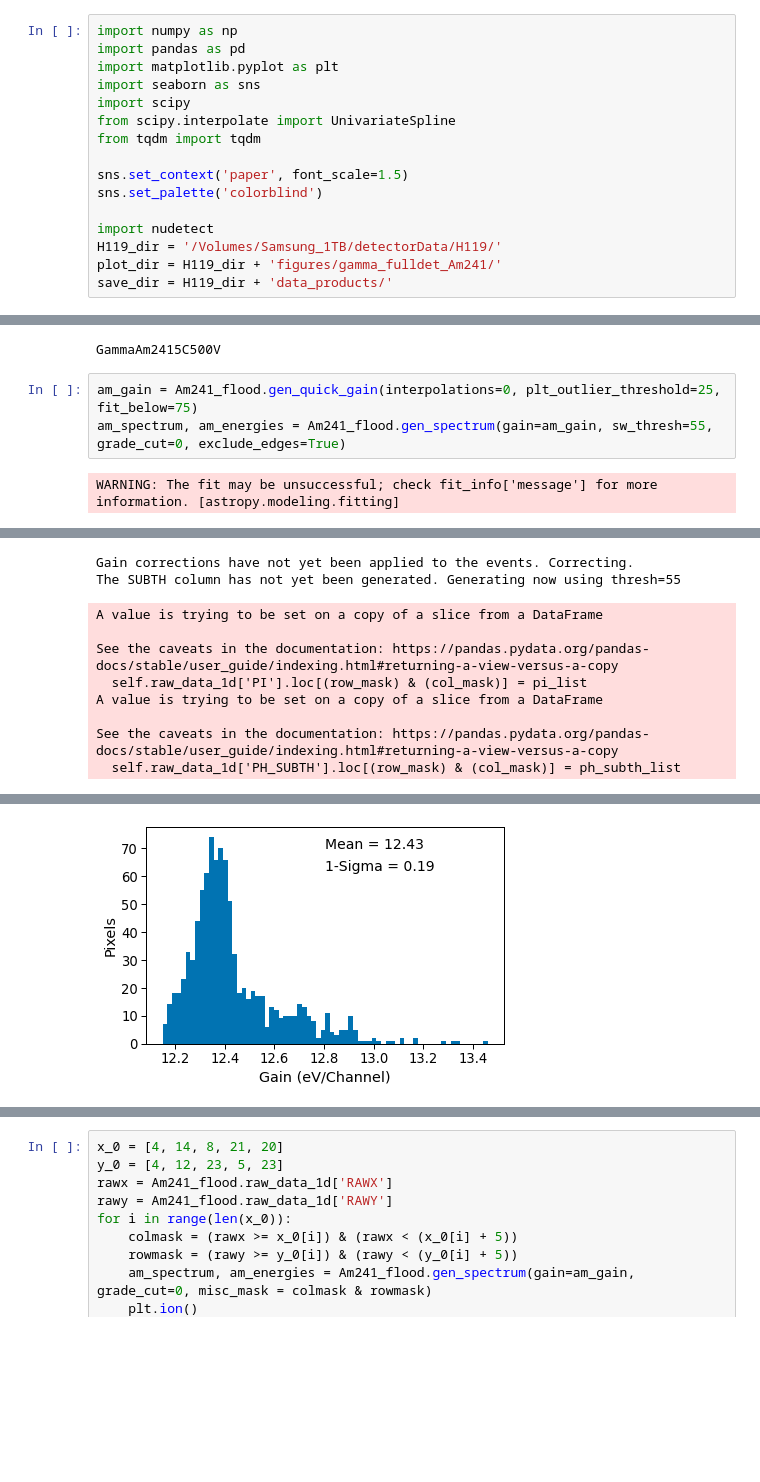
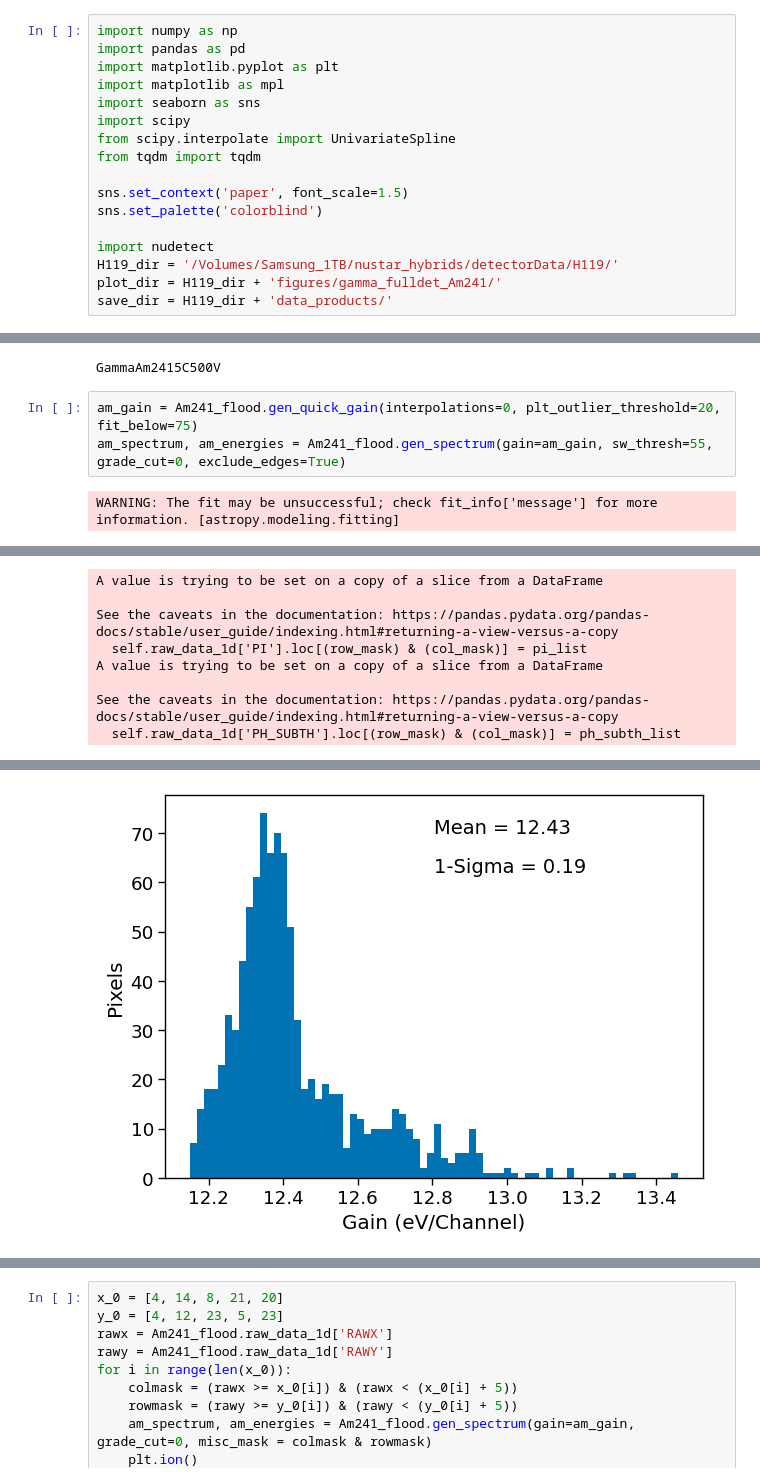
Before and after one commit to snpike/scripts, a Jupyter notebook: hardware/H119_analysis_gain.ipynb, the cells around one changed output, grey strips where cells are left out. Drawn from its saved outputs; the diff is of its cells as text; blank space fills up the shorter version.

```diff
--- a/hardware/H119_analysis_gain.ipynb
+++ b/hardware/H119_analysis_gain.ipynb
@@ -2,6 +2,7 @@
 import numpy as np
 import pandas as pd
 import matplotlib.pyplot as plt
+import matplotlib as mpl
 import seaborn as sns
 import scipy
 from scipy.interpolate import UnivariateSpline
@@ -11,7 +12,7 @@ sns.set_context('paper', font_scale=1.5)
 sns.set_palette('colorblind')
 
 import nudetect
-H119_dir = '/Volumes/Samsung_1TB/detectorData/H119/'
+H119_dir = '/Volumes/Samsung_1TB/nustar_hybrids/detectorData/H119/'
 plot_dir = H119_dir + 'figures/gamma_fulldet_Am241/'
 save_dir = H119_dir + 'data_products/'
 # %%
@@ -66,7 +67,7 @@ H119.print_experiments()
 # %% [output]
 GammaAm2415C500V
 # %%
-am_gain = Am241_flood.gen_quick_gain(interpolations=0, plt_outlier_threshold=25, fit_below=75)
+am_gain = Am241_flood.gen_quick_gain(interpolations=0, plt_outlier_threshold=20, fit_below=75)
 am_spectrum, am_energies = Am241_flood.gen_spectrum(gain=am_gain, sw_thresh=55, grade_cut=0, exclude_edges=True)
 # %% [output]
 WARNING: The fit may be unsuccessful; check fit_info['message'] for more information. [astropy.modeling.fitting]
@@ -75,10 +78,8 @@ Number of outliers: 1
-Gain corrections have not yet been applied to the events. Correcting.
-The SUBTH column has not yet been generated. Generating now using thresh=55
+A value is trying to be set on a copy of a slice from a DataFrame
+
+See the caveats in the documentation: https://pandas.pydata.org/pandas-docs/stable/user_guide/indexing.html#returning-a-view-versus-a-copy
+  self.raw_data_1d['PI'].loc[(row_mask) & (col_mask)] = pi_list
+A value is trying to be set on a copy of a slice from a DataFrame
+
+See the caveats in the documentation: https://pandas.pydata.org/pandas-docs/stable/user_guide/indexing.html#returning-a-view-versus-a-copy
+  self.raw_data_1d['PH_SUBTH'].loc[(row_mask) & (col_mask)] = ph_subth_list
-A value is trying to be set on a copy of a slice from a DataFrame
-
-See the caveats in the documentation: https://pandas.pydata.org/pandas-docs/stable/user_guide/indexing.html#returning-a-view-versus-a-copy
-  self.raw_data_1d['PI'].loc[(row_mask) & (col_mask)] = pi_list
-A value is trying to be set on a copy of a slice from a DataFrame
-
-See the caveats in the documentation: https://pandas.pydata.org/pandas-docs/stable/user_guide/indexing.html#returning-a-view-versus-a-copy
-  self.raw_data_1d['PH_SUBTH'].loc[(row_mask) & (col_mask)] = ph_subth_list
@@ -86 +87 @@ See the caveats in the documentation: https://pandas.pydata.org/pandas-docs/stab
-[figure, old version]
+[figure, new version]
```
Also changed, not shown: parts of 4 cells of this notebook, 4 other files.
